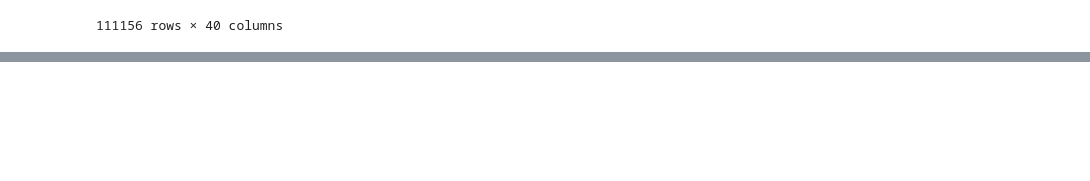
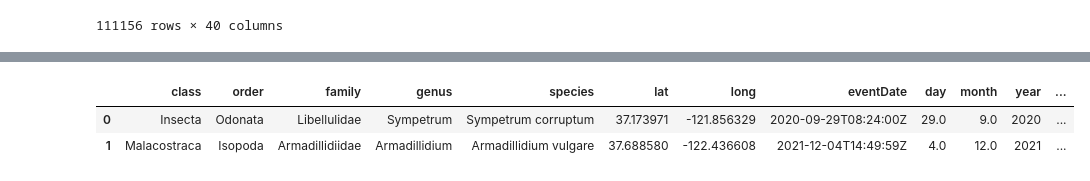
Before and after one commit to mariamkg00/eds-220-section-1, a Jupyter notebook: exercise-data-selection.ipynb, the cells around one changed output, grey strips where cells are left out. Saved outputs shown, nothing was run; the diff lists cells and outputs as text; code cells hidden in the pictures; blank space fills up the shorter version.

```diff
--- a/exercise-data-selection.ipynb
+++ b/exercise-data-selection.ipynb
@@ -88,0 +153,6 @@ prey
+# %%
+prey.head(2)
+# %% [output]
+|  | class | order | family | genus | species | lat | long | eventDate | day | month | year | ... |
+| 0 | Insecta | Odonata | Libellulidae | Sympetrum | Sympetrum corruptum | 37.173971 | -121.856329 | 2020-09-29T08:24:00Z | 29.0 | 9.0 | 2020 | ... |
+| 1 | Malacostraca | Isopoda | Armadillidiidae | Armadillidium | Armadillidium vulgare | 37.688580 | -122.436608 | 2021-12-04T14:49:59Z | 4.0 | 12.0 | 2021 | ... |
```
Also changed, not shown: parts of 8 cells of this notebook.
